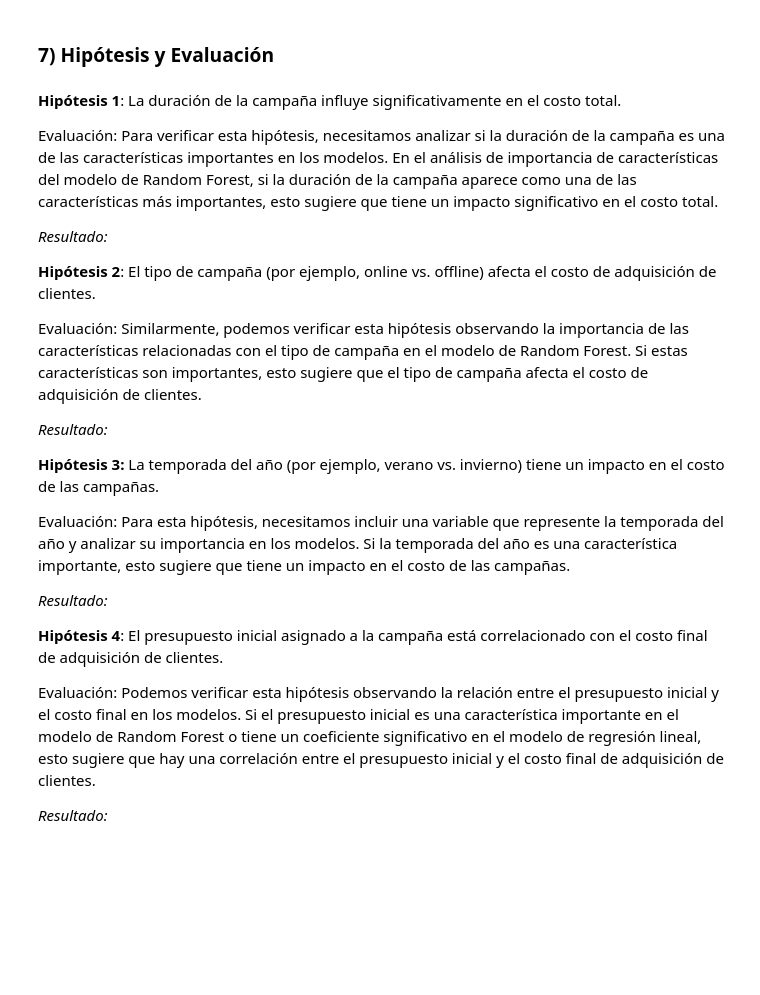
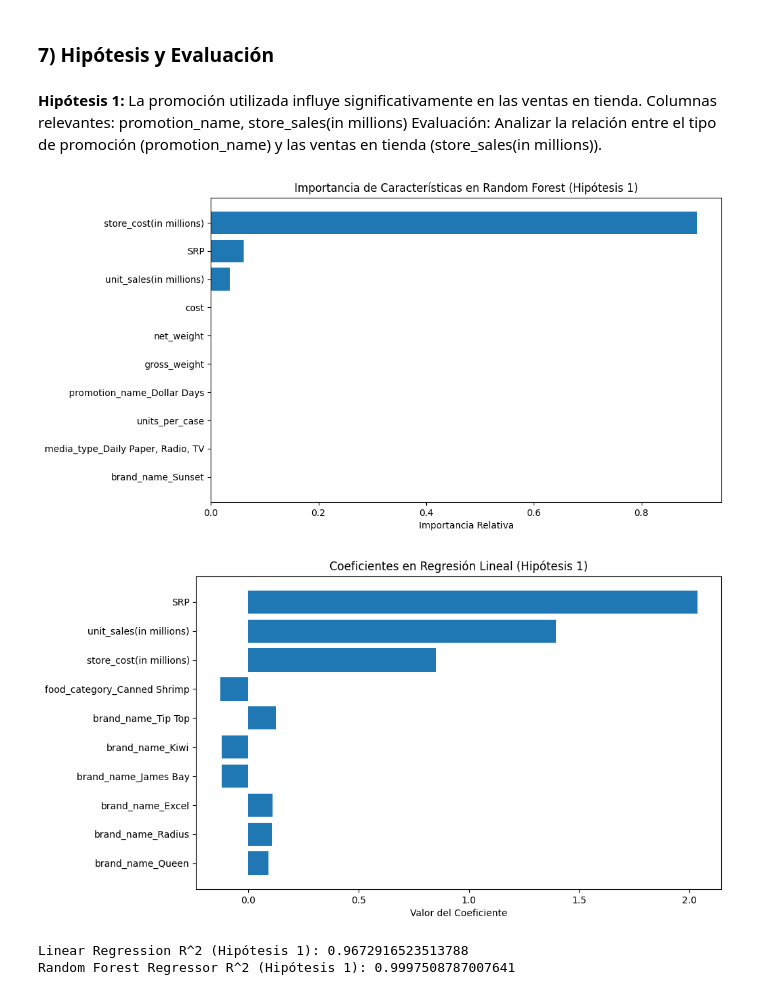
Before and after one commit to Apolo073/CODER_Cienciadedatos, a Jupyter notebook: Comportamiento_Compra+Stein_2.ipynb, the cells around one changed output. Cells and saved outputs as stored; diff of their text form; code cells hidden in the pictures; blank space fills up the shorter version.

```diff
--- a/Comportamiento_Compra+Stein_2.ipynb
+++ b/Comportamiento_Compra+Stein_2.ipynb
@@ -443,31 +436,50 @@ Random Forest Regressor:
 R^2: 0.999. Esto significa que el modelo de Random Forest explica aproximadamente el 99.9% de la variabilidad en las ventas en tienda. Es un resultado excelente, indicando que el modelo tiene un ajuste casi perfecto a los datos.
 # %% [markdown]
 ### 7) Hipótesis y Evaluación
-# %% [markdown]
-**Hipótesis 1**: La duración de la campaña influye significativamente en el costo total.
-
-Evaluación: Para verificar esta hipótesis, necesitamos analizar si la duración de la campaña es una de las características importantes en los modelos. En el análisis de importancia de características del modelo de Random Forest, si la duración de la campaña aparece como una de las características más importantes, esto sugiere que tiene un impacto significativo en el costo total.
-
-*Resultado:*
-
-
-**Hipótesis 2**: El tipo de campaña (por ejemplo, online vs. offline) afecta el costo de adquisición de clientes.
-
-Evaluación: Similarmente, podemos verificar esta hipótesis observando la importancia de las características relacionadas con el tipo de campaña en el modelo de Random Forest. Si estas características son importantes, esto sugiere que el tipo de campaña afecta el costo de adquisición de clientes.
-
-*Resultado:*
-
-
-**Hipótesis 3:** La temporada del año (por ejemplo, verano vs. invierno) tiene un impacto en el costo de las campañas.
-
-Evaluación: Para esta hipótesis, necesitamos incluir una variable que represente la temporada del año y analizar su importancia en los modelos. Si la temporada del año es una característica importante, esto sugiere que tiene un impacto en el costo de las campañas.
-
-*Resultado:*
-
-
-
-**Hipótesis 4**: El presupuesto inicial asignado a la campaña está correlacionado con el costo final de adquisición de clientes.
-
-Evaluación: Podemos verificar esta hipótesis observando la relación entre el presupuesto inicial y el costo final en los modelos. Si el presupuesto inicial es una característica importante en el modelo de Random Forest o tiene un coeficiente significativo en el modelo de regresión lineal, esto sugiere que hay una correlación entre el presupuesto inicial y el costo final de adquisición de clientes.
-
-*Resultado:*
+# %% [markdown]
+**Hipótesis 1:** La promoción utilizada influye significativamente en las ventas en tienda.
+Columnas relevantes: promotion_name, store_sales(in millions)
+Evaluación: Analizar la relación entre el tipo de promoción (promotion_name) y las ventas en tienda (store_sales(in millions)).
+# %%
+# Hipótesis 1: La promoción utilizada influye significativamente en las ventas en tienda
+X1 = df_encoded_imputed.drop(['store_sales(in millions)', 'avg. yearly_income'], axis=1)
+y1 = df_encoded_imputed['store_sales(in millions)']
+
+# Dividir en conjuntos de entrenamiento y prueba
+X1_train, X1_test, y1_train, y1_test = train_test_split(X1, y1, test_size=0.2, random_state=42)
+
+# Entrenar modelos
+lr1 = LinearRegression().fit(X1_train, y1_train)
+rf1 = RandomForestRegressor().fit(X1_train, y1_train)
+
+# Evaluación de la importancia de características en Random Forest
+feature_importances1 = rf1.feature_importances_
+features1 = X1.columns
+indices1 = np.argsort(feature_importances1)[-10:]  # Obtener las 10 características más importantes
+
+plt.figure(figsize=(10, 6))
+plt.title('Importancia de Características en Random Forest (Hipótesis 1)')
+plt.barh(range(len(indices1)), feature_importances1[indices1], align='center')
+plt.yticks(range(len(indices1)), [features1[i] for i in indices1])
+plt.xlabel('Importancia Relativa')
+plt.show()
+
+# Evaluación de los coeficientes en Regresión Lineal
+coefficients1 = lr1.coef_
+indices1 = np.argsort(np.abs(coefficients1))[-10:]  # Obtener los 10 coeficientes más importantes
+
+plt.figure(figsize=(10, 6))
+plt.title('Coeficientes en Regresión Lineal (Hipótesis 1)')
+plt.barh(range(len(indices1)), coefficients1[indices1], align='center')
+plt.yticks(range(len(indices1)), [features1[i] for i in indices1])
+plt.xlabel('Valor del Coeficiente')
+plt.show()
+
+# Mostrar los resultados de los modelos entrenados
+print(f"Linear Regression R^2 (Hipótesis 1): {lr1.score(X1_test, y1_test)}")
+print(f"Random Forest Regressor R^2 (Hipótesis 1): {rf1.score(X1_test, y1_test)}")
+# %% [output]
+[figure, added]
+[figure, added]
+Linear Regression R^2 (Hipótesis 1): 0.9672916523513788
+Random Forest Regressor R^2 (Hipótesis 1): 0.9997508787007641
```
Also changed, not shown: parts of 7 cells of this notebook.
